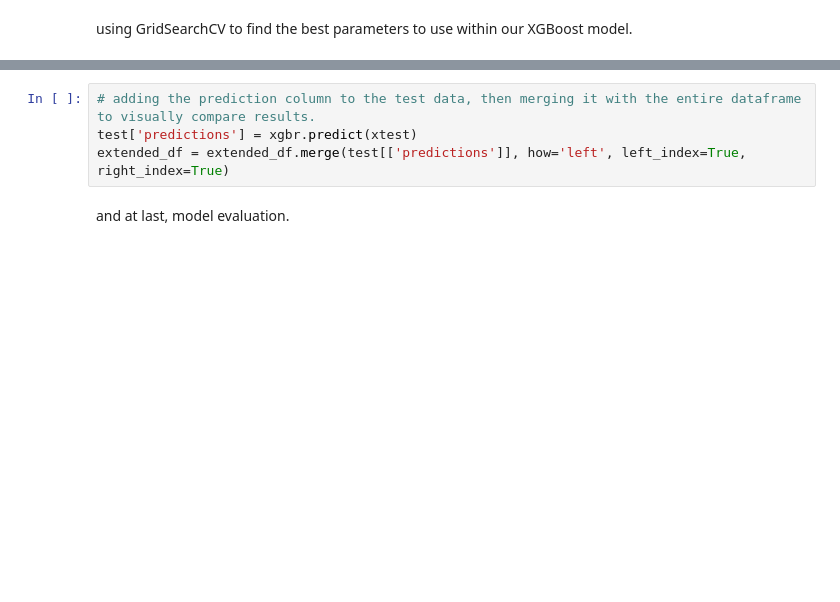
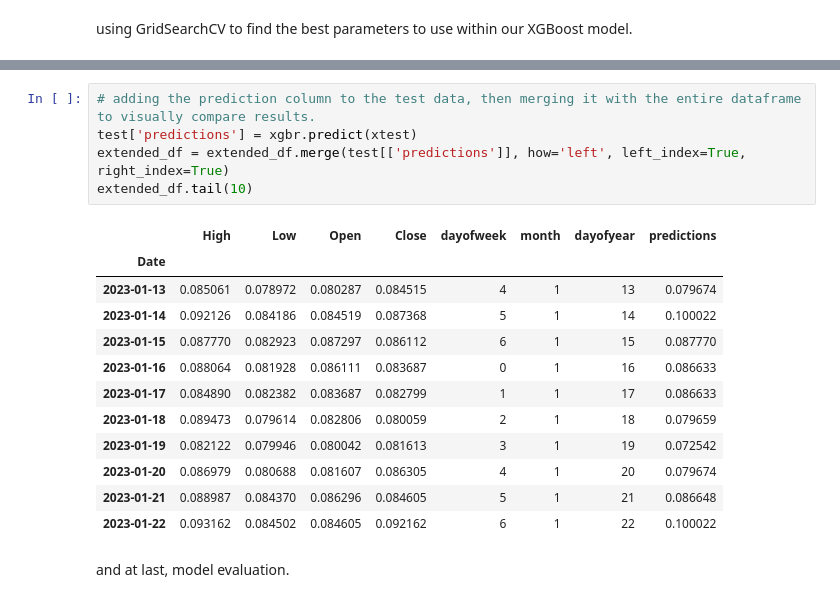
Before and after one commit to BehnamMrad/dogecoin-price-prediction, a Jupyter notebook: dogecoin.ipynb, the cells around one changed output, grey strips where cells are left out. Cells and saved outputs as stored; diff of their text form; blank space fills up the shorter version.

```diff
--- a/dogecoin.ipynb
+++ b/dogecoin.ipynb
@@ -229,7 +214,21 @@ plt.show()
 # %%
 # adding the prediction column to the test data, then merging it with the entire dataframe to visually compare results.
 test['predictions'] = xgbr.predict(xtest)
 extended_df = extended_df.merge(test[['predictions']], how='left', left_index=True, right_index=True)
+extended_df.tail(10)
+# %% [output]
+|  | High | Low | Open | Close | dayofweek | month | dayofyear | predictions |
+| Date |  |  |  |  |  |  |  |  |
+| 2023-01-13 | 0.085061 | 0.078972 | 0.080287 | 0.084515 | 4 | 1 | 13 | 0.079674 |
+| 2023-01-14 | 0.092126 | 0.084186 | 0.084519 | 0.087368 | 5 | 1 | 14 | 0.100022 |
+| 2023-01-15 | 0.087770 | 0.082923 | 0.087297 | 0.086112 | 6 | 1 | 15 | 0.087770 |
+| 2023-01-16 | 0.088064 | 0.081928 | 0.086111 | 0.083687 | 0 | 1 | 16 | 0.086633 |
+| 2023-01-17 | 0.084890 | 0.082382 | 0.083687 | 0.082799 | 1 | 1 | 17 | 0.086633 |
+| 2023-01-18 | 0.089473 | 0.079614 | 0.082806 | 0.080059 | 2 | 1 | 18 | 0.079659 |
+| 2023-01-19 | 0.082122 | 0.079946 | 0.080042 | 0.081613 | 3 | 1 | 19 | 0.072542 |
+| 2023-01-20 | 0.086979 | 0.080688 | 0.081607 | 0.086305 | 4 | 1 | 20 | 0.079674 |
+| 2023-01-21 | 0.088987 | 0.084370 | 0.086296 | 0.084605 | 5 | 1 | 21 | 0.086648 |
+| 2023-01-22 | 0.093162 | 0.084502 | 0.084605 | 0.092162 | 6 | 1 | 22 | 0.100022 |
 # %% [markdown]
 and at last, model evaluation.
 # %%
```
Also changed, not shown: parts of 14 cells of this notebook.
